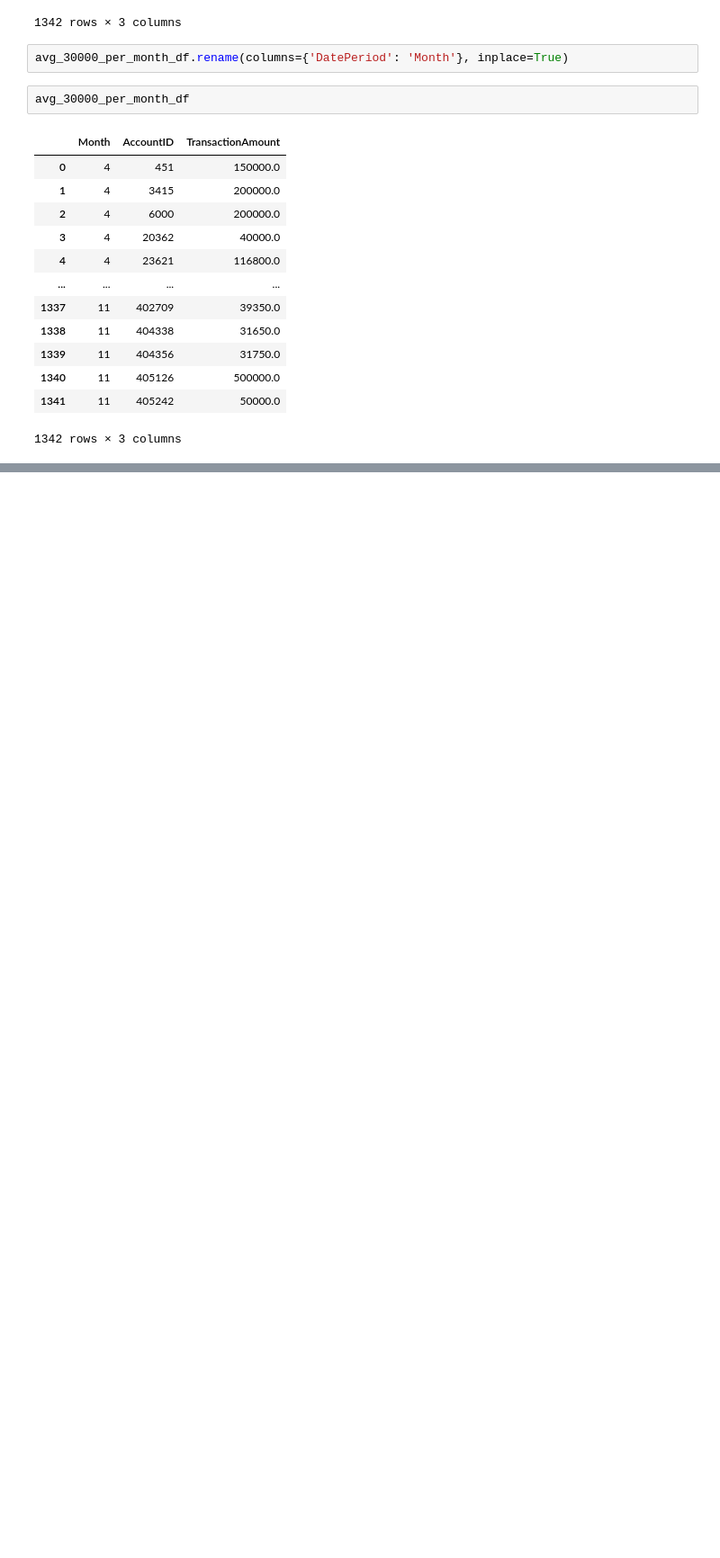
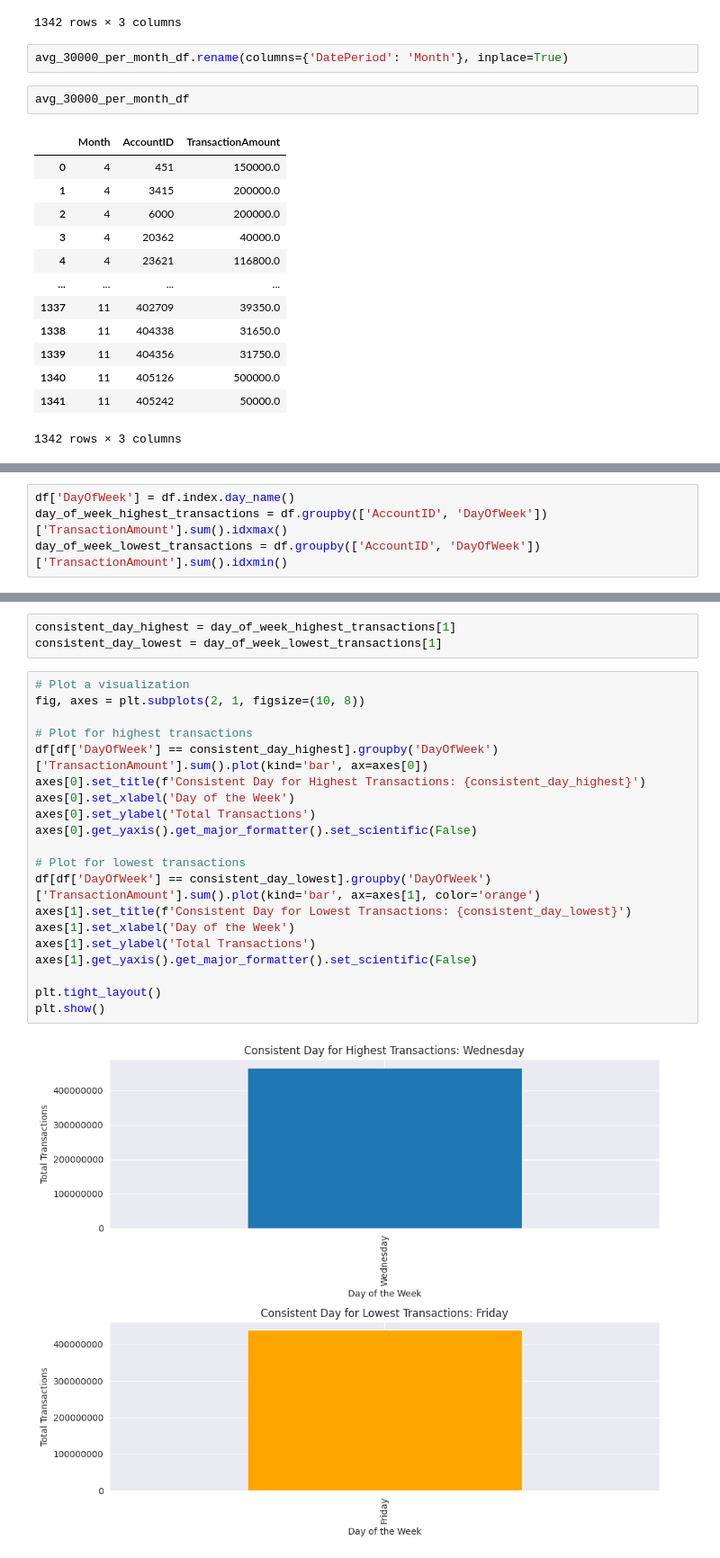
Before and after one commit to neyedhayo/transaction-analysis, a Jupyter notebook: notebook/eda_notebook.ipynb, the cells around one changed output, grey strips where cells are left out. Shown: that part at 90% size. Cells and saved outputs as stored; diff of their text form; blank space fills up the shorter version.

```diff
--- a/notebook/eda_notebook.ipynb
+++ b/notebook/eda_notebook.ipynb
@@ -281,0 +348,4 @@ avg_30000_per_month_df
+# %%
+df['DayOfWeek'] = df.index.day_name()
+day_of_week_highest_transactions = df.groupby(['AccountID', 'DayOfWeek'])['TransactionAmount'].sum().idxmax()
+day_of_week_lowest_transactions = df.groupby(['AccountID', 'DayOfWeek'])['TransactionAmount'].sum().idxmin()
@@ -281,0 +360,25 @@ avg_30000_per_month_df
+# %%
+consistent_day_highest = day_of_week_highest_transactions[1]
+consistent_day_lowest = day_of_week_lowest_transactions[1]
+# %%
+# Plot a visualization
+fig, axes = plt.subplots(2, 1, figsize=(10, 8))
+
+# Plot for highest transactions
+df[df['DayOfWeek'] == consistent_day_highest].groupby('DayOfWeek')['TransactionAmount'].sum().plot(kind='bar', ax=axes[0])
+axes[0].set_title(f'Consistent Day for Highest Transactions: {consistent_day_highest}')
+axes[0].set_xlabel('Day of the Week')
+axes[0].set_ylabel('Total Transactions')
+axes[0].get_yaxis().get_major_formatter().set_scientific(False)
+
+# Plot for lowest transactions
+df[df['DayOfWeek'] == consistent_day_lowest].groupby('DayOfWeek')['TransactionAmount'].sum().plot(kind='bar', ax=axes[1], color='orange')
+axes[1].set_title(f'Consistent Day for Lowest Transactions: {consistent_day_lowest}')
+axes[1].set_xlabel('Day of the Week')
+axes[1].set_ylabel('Total Transactions')
+axes[1].get_yaxis().get_major_formatter().set_scientific(False)
+
+plt.tight_layout()
+plt.show()
+# %% [output]
+[figure, added]
```
Also changed, not shown: parts of 38 cells of this notebook.
